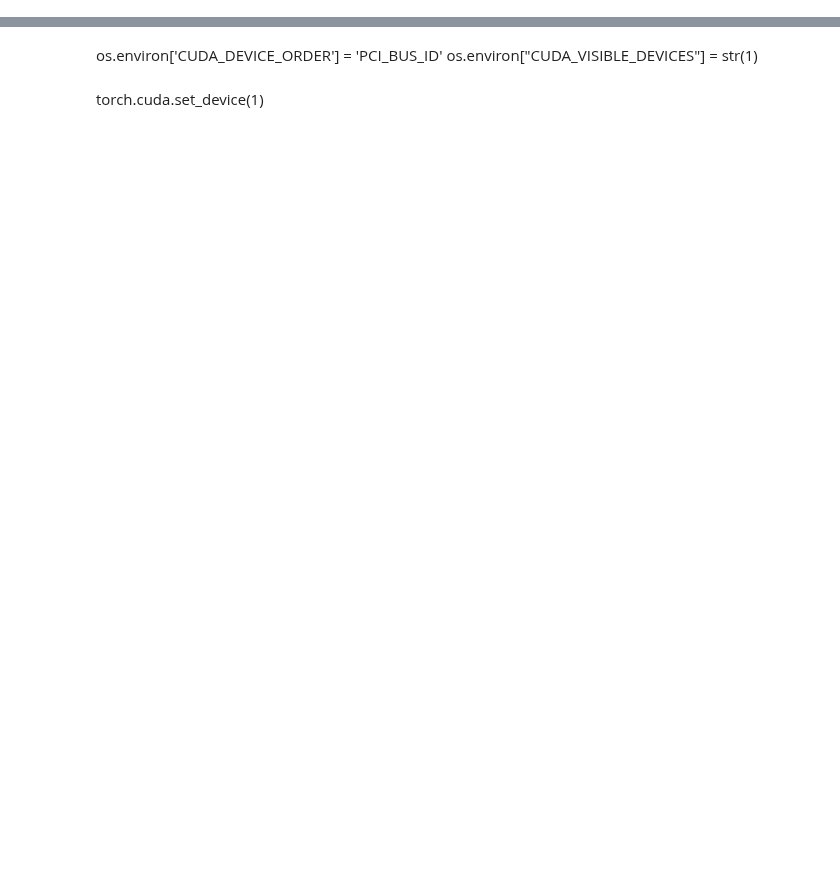
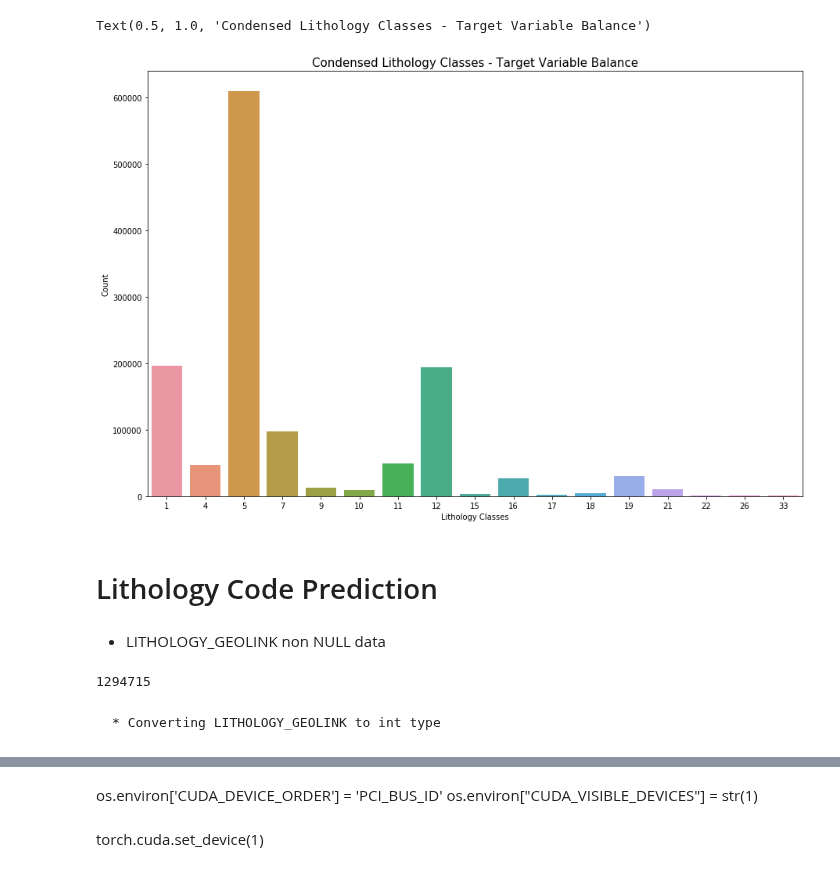
Before and after one commit to rmozart/North-Sea-Electrofacies-Clustering, a Jupyter notebook: Scripts/tabnet_experiment_compclass.ipynb, the cells around one changed output, grey strips where cells are left out. Cells and saved outputs as stored; diff of their text form; code cells hidden in the pictures; blank space fills up the shorter version.

```diff
--- a/Scripts/tabnet_experiment_compclass.ipynb
+++ b/Scripts/tabnet_experiment_compclass.ipynb
@@ -54,4 +84,24 @@ for code in tqdm_notebook(df.index, desc='Regrouping lithologies'):
+# %%
+plt.figure(figsize=(15,10))
+
+sns.barplot(x=df['LITHOLOGY_GEOLINK_2'].value_counts().index, y=df['LITHOLOGY_GEOLINK_2'].value_counts())
+plt.xlabel('Lithology Classes', fontsize=10)
+plt.ylabel('Count', fontsize=10)
+plt.title('Condensed Lithology Classes - Target Variable Balance', fontsize=15)
+# %% [output]
+Text(0.5, 1.0, 'Condensed Lithology Classes - Target Variable Balance')
+[figure, added]
+# %% [markdown]
+# Lithology Code Prediction
+# %% [markdown]
+* LITHOLOGY_GEOLINK non NULL data
 # %%
 litho_data = df.drop(columns=['WELL_NAME', 'LITHOLOGY_GEOLINK', 'LITHOLOGY_GEOLINK_3'])
+# %%
+len(litho_data) # samples to build the DL model
+# %% [output]
+1294715
+# %% [markdown]
+    * Converting LITHOLOGY_GEOLINK to int type
 # %%
 litho_data['LITHOLOGY_GEOLINK_2'] = litho_data['LITHOLOGY_GEOLINK_2'].astype(int)
```
Also changed, not shown: parts of 36 cells of this notebook.
